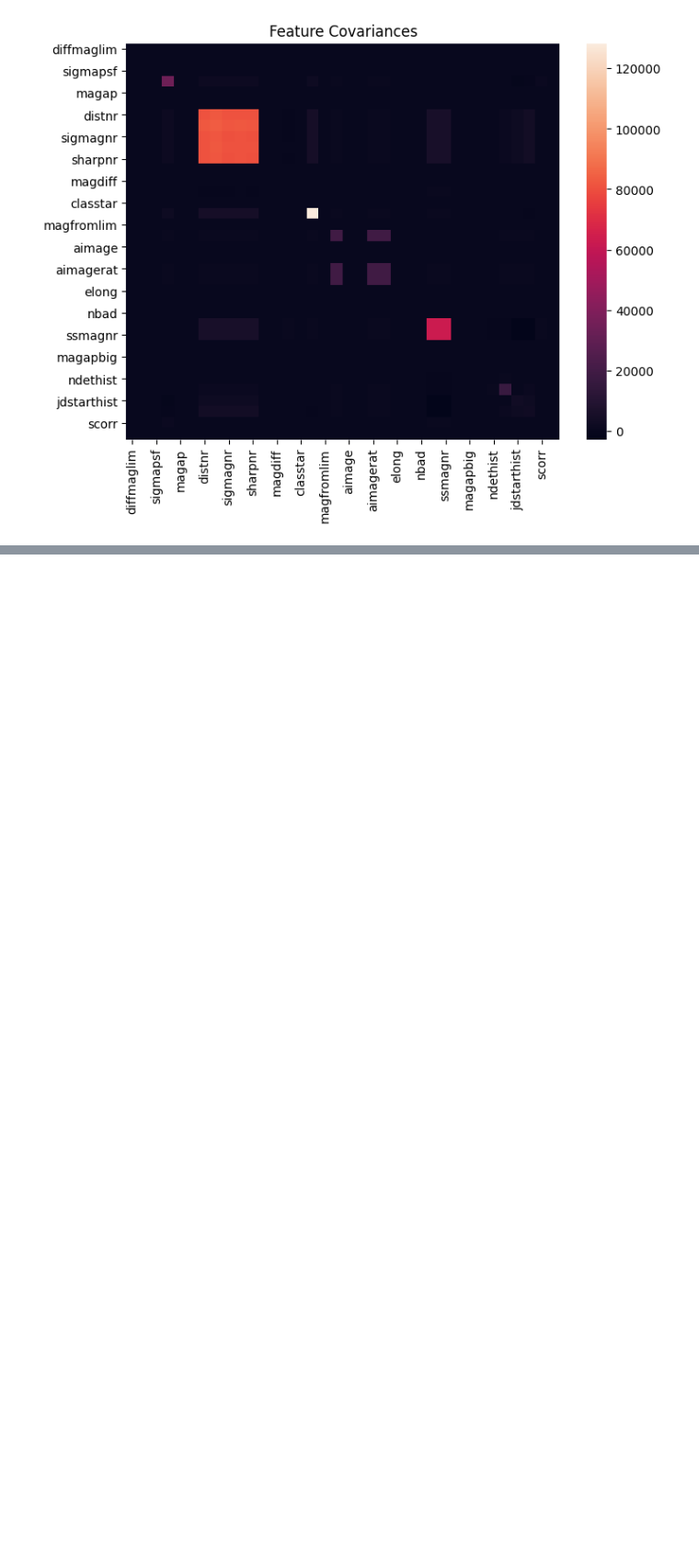
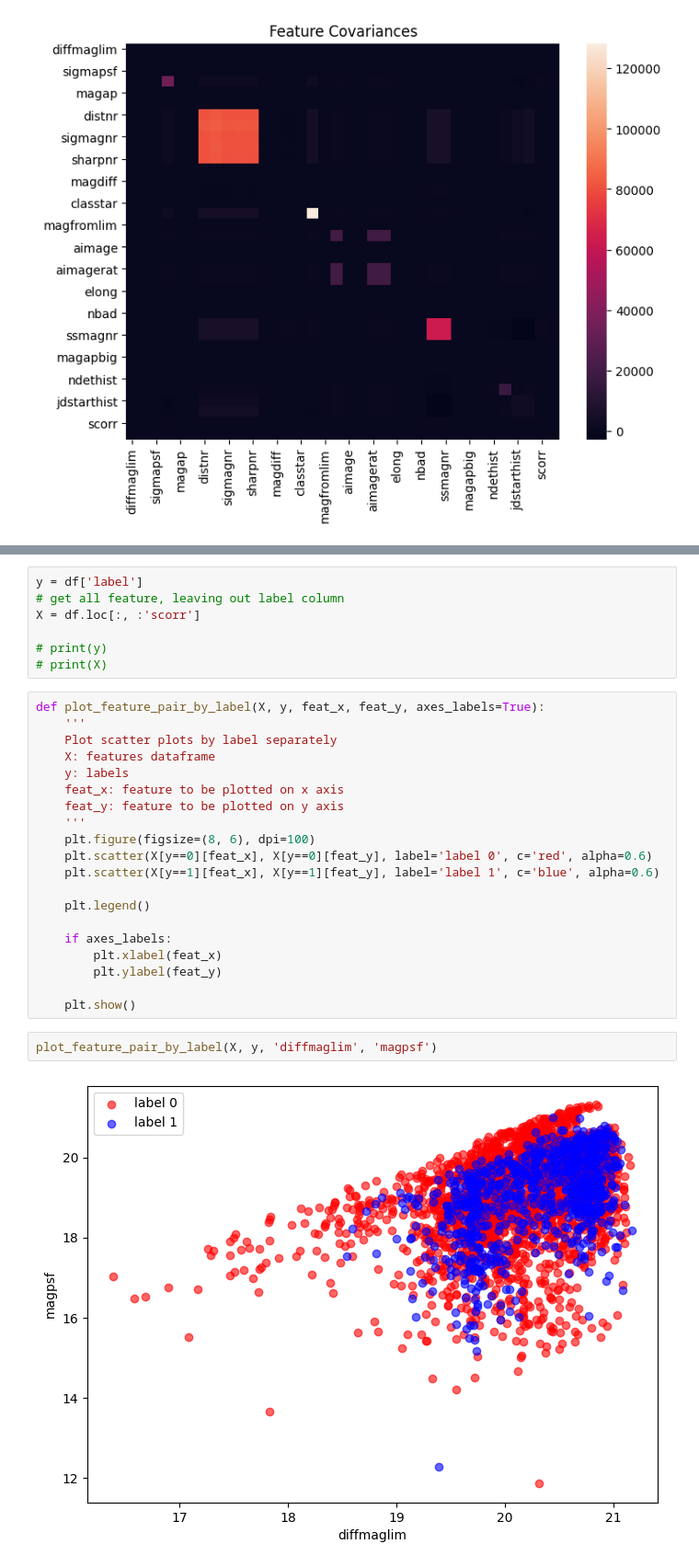
Before and after one commit to abao1999/AY119, a Jupyter notebook: hw1/hw1.ipynb, the cells around one changed output, grey strips where cells are left out. Shown at 92% size. Cells and saved outputs as stored; diff of their text form; blank space fills up the shorter version.

```diff
--- a/hw1/hw1.ipynb
+++ b/hw1/hw1.ipynb
@@ -179,0 +188,31 @@ plt.show()
+# %%
+y = df['label']
+# get all feature, leaving out label column
+X = df.loc[:, :'scorr']
+
+# print(y)
+# print(X)
+# %%
+def plot_feature_pair_by_label(X, y, feat_x, feat_y, axes_labels=True):
+    '''
+    Plot scatter plots by label separately
+    X: features dataframe
+    y: labels
+    feat_x: feature to be plotted on x axis
+    feat_y: feature to be plotted on y axis
+    '''
+    plt.figure(figsize=(8, 6), dpi=100)
+    plt.scatter(X[y==0][feat_x], X[y==0][feat_y], label='label 0', c='red', alpha=0.6)
+    plt.scatter(X[y==1][feat_x], X[y==1][feat_y], label='label 1', c='blue', alpha=0.6)
+
+    plt.legend()
+
+    if axes_labels:
+        plt.xlabel(feat_x)
+        plt.ylabel(feat_y)
+
+    plt.show()
+# %%
+plot_feature_pair_by_label(X, y, 'diffmaglim', 'magpsf')
+# %% [output]
+[figure, added]
```
Also changed, not shown: parts of 16 cells of this notebook.
